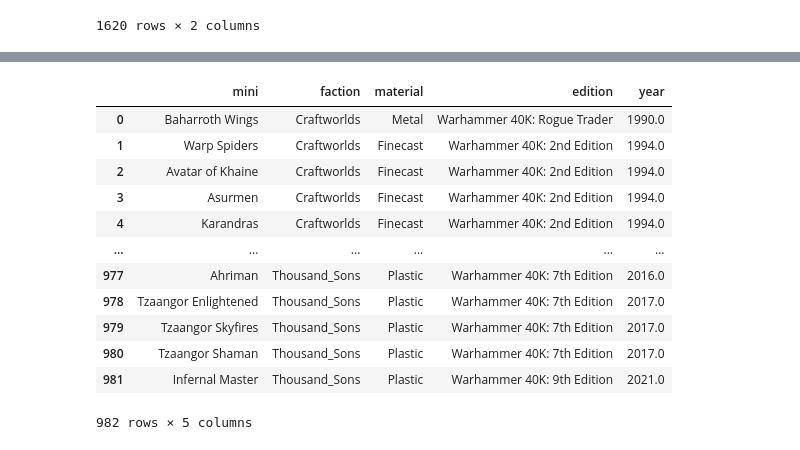
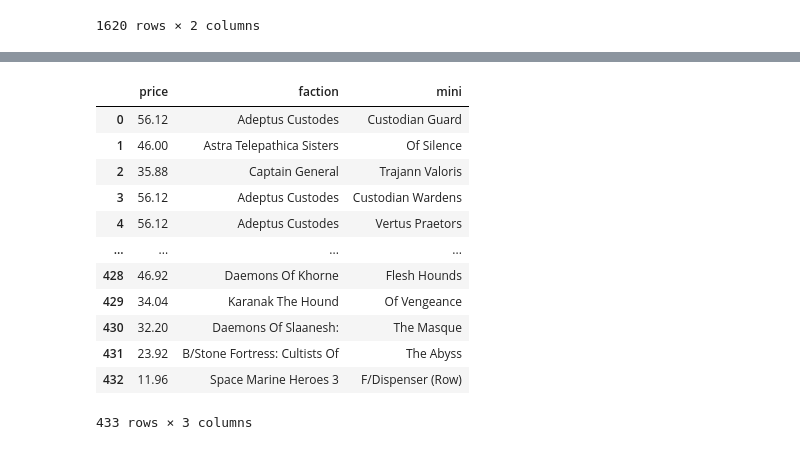
Before and after one commit to Varushet/EDA, a Jupyter notebook: limpiar_precios.ipynb, the cells around one changed output, grey strips where cells are left out. Drawn from its saved outputs; the diff is of its cells as text; code cells hidden in the pictures.

```diff
--- a/limpiar_precios.ipynb
+++ b/limpiar_precios.ipynb
@@ -79,17 +85,21 @@ beta
-# %%
-mat = pd.read_csv('clear_data/df_materials.csv')
-mat
-# %% [output]
-|  | mini | faction | material | edition | year |
-| 0 | Baharroth Wings | Craftworlds | Metal | Warhammer 40K: Rogue Trader | 1990.0 |
-| 1 | Warp Spiders | Craftworlds | Finecast | Warhammer 40K: 2nd Edition | 1994.0 |
-| 2 | Avatar of Khaine | Craftworlds | Finecast | Warhammer 40K: 2nd Edition | 1994.0 |
-| 3 | Asurmen | Craftworlds | Finecast | Warhammer 40K: 2nd Edition | 1994.0 |
-| 4 | Karandras | Craftworlds | Finecast | Warhammer 40K: 2nd Edition | 1994.0 |
-| ... | ... | ... | ... | ... | ... |
-| 977 | Ahriman | Thousand_Sons | Plastic | Warhammer 40K: 7th Edition | 2016.0 |
-| 978 | Tzaangor Enlightened | Thousand_Sons | Plastic | Warhammer 40K: 7th Edition | 2017.0 |
-| 979 | Tzaangor Skyfires | Thousand_Sons | Plastic | Warhammer 40K: 7th Edition | 2017.0 |
-| 980 | Tzaangor Shaman | Thousand_Sons | Plastic | Warhammer 40K: 7th Edition | 2017.0 |
-| 981 | Infernal Master | Thousand_Sons | Plastic | Warhammer 40K: 9th Edition | 2021.0 |
-982 rows × 5 columns
+# %%
+gamma = beta[~beta['faction'].str.contains('Kill|Warhammer|Codex|cards|Easy|Wh40|40|Citadel|Tape|Liquid|Contrast|Air|Shade|Dry|Technical|Layer|Journal|Battlezone|B/Z|Battlefield|Sector|S/Imperialis|Hh', na=False)]
+gamma = gamma[~beta['mini'].str.contains('Cards|Spa|Eng|Pb|Hb|Celebration|Citadel|Book|(6 Pack)|Dice|Ruins|Novel', na=False)]
+delta = gamma.reset_index(drop=True)
+# %%
+delta = delta.drop(index=delta.index[381:654]).reset_index(drop=True)
+delta
+# %% [output]
+|  | price | faction | mini |
+| 0 | 56.12 | Adeptus Custodes | Custodian Guard |
+| 1 | 46.00 | Astra Telepathica Sisters | Of Silence |
+| 2 | 35.88 | Captain General | Trajann Valoris |
+| 3 | 56.12 | Adeptus Custodes | Custodian Wardens |
+| 4 | 56.12 | Adeptus Custodes | Vertus Praetors |
+| ... | ... | ... | ... |
+| 428 | 46.92 | Daemons Of Khorne | Flesh Hounds |
+| 429 | 34.04 | Karanak The Hound | Of Vengeance |
+| 430 | 32.20 | Daemons Of Slaanesh: | The Masque |
+| 431 | 23.92 | B/Stone Fortress: Cultists Of | The Abyss |
+| 432 | 11.96 | Space Marine Heroes 3 | F/Dispenser (Row) |
+433 rows × 3 columns
```
Also changed, not shown: parts of 8 cells of this notebook, 7 other files.
